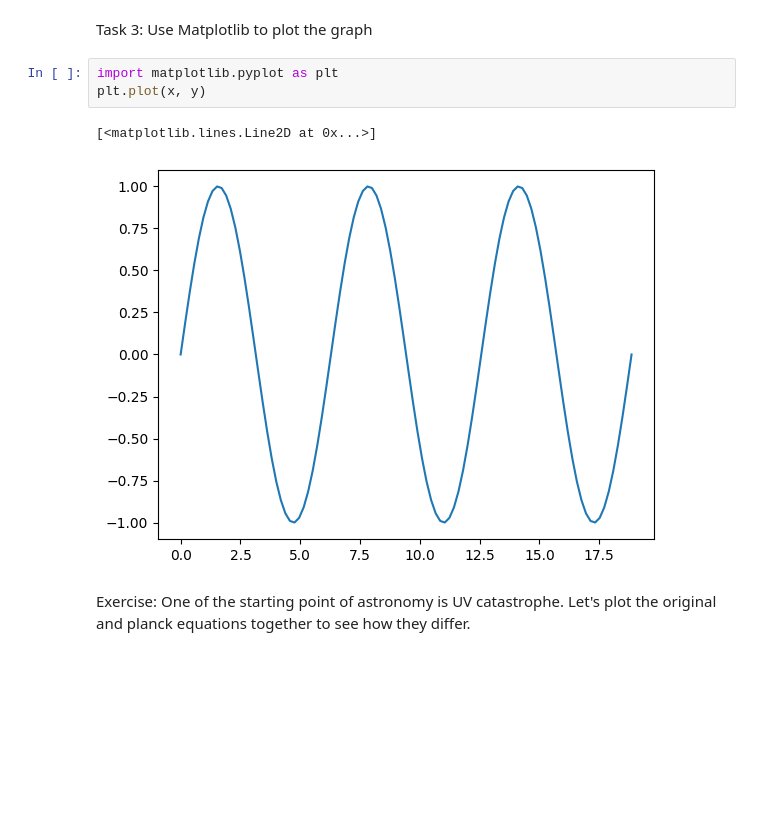
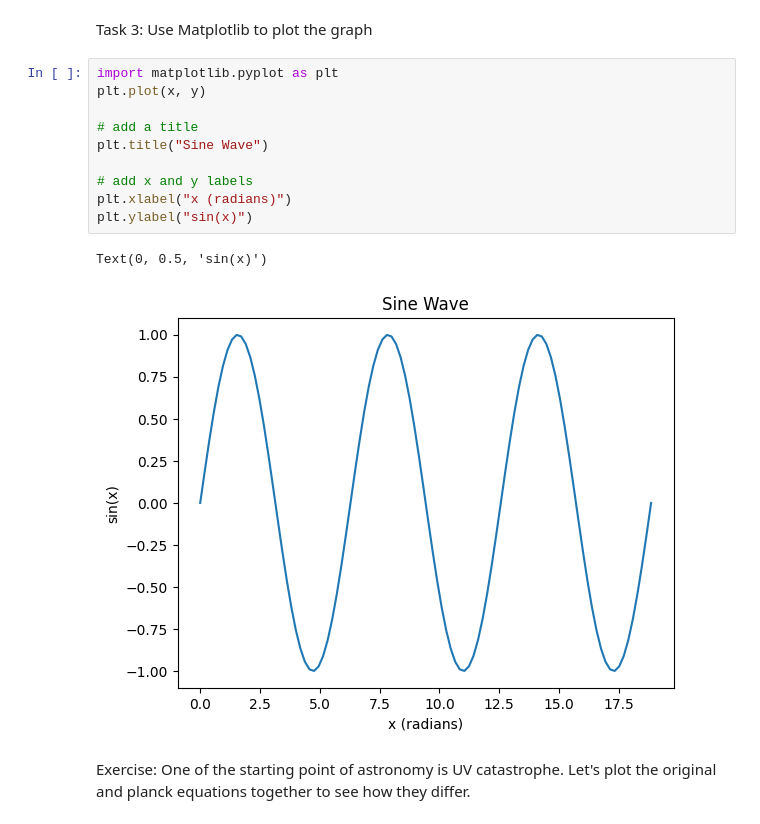
Before and after one commit to Lim1029/Python-Code-Camp, a Jupyter notebook: Day 1.ipynb, the cells around one changed output. Cells and saved outputs as stored; diff of their text form; blank space fills up the shorter version.

Commit message:
add sine graph

```diff
--- a/Day 1.ipynb
+++ b/Day 1.ipynb
@@ -93,9 +93,16 @@ Task 3: Use Matplotlib to plot the graph
 # %%
 import matplotlib.pyplot as plt
 plt.plot(x, y)
+
+# add a title
+plt.title("Sine Wave")
+
+# add x and y labels
+plt.xlabel("x (radians)")
+plt.ylabel("sin(x)")
 # %% [output]
-[<matplotlib.lines.Line2D at 0x...>]
+Text(0, 0.5, 'sin(x)')
-[figure, old version]
+[figure, new version]
 # %% [markdown]
 Exercise: One of the starting point of astronomy is UV catastrophe. Let's plot the original and planck equations together to see how they differ.
 # %%
```
